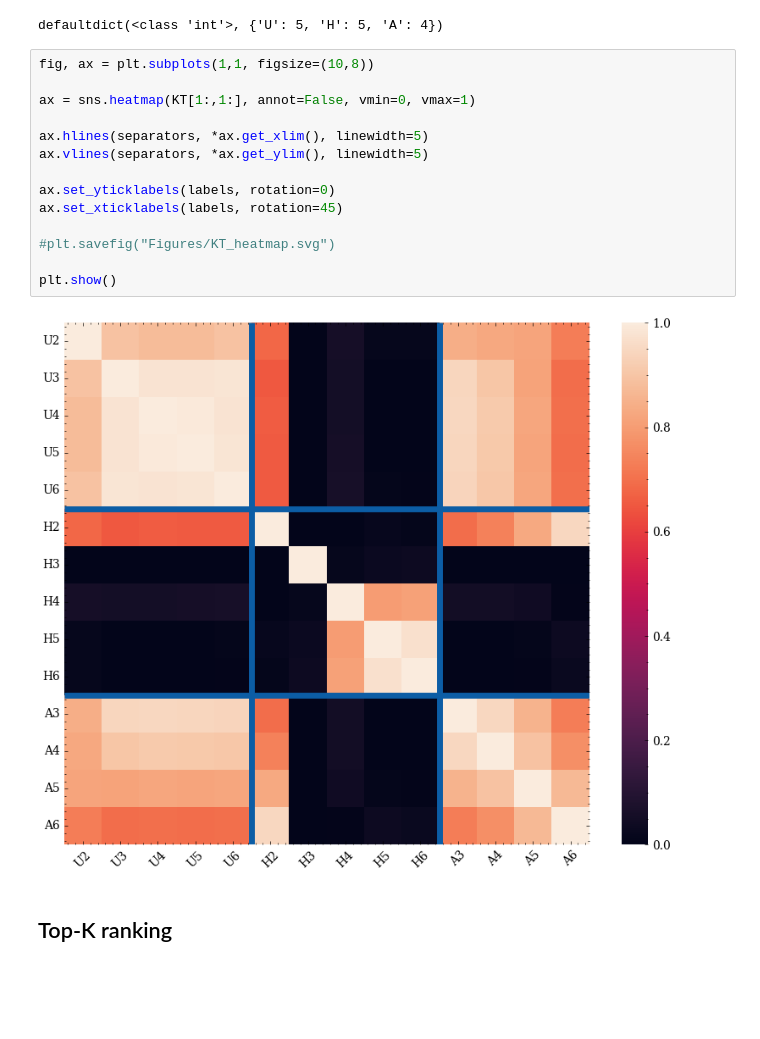
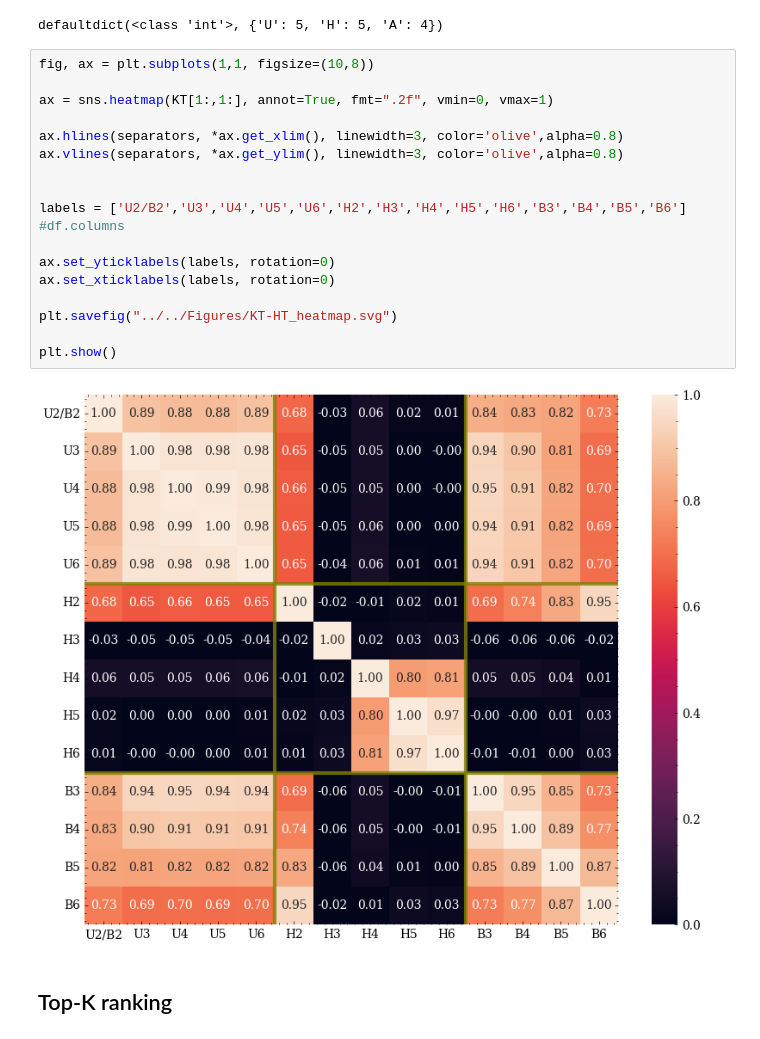
Before and after one commit to LaComarca-Lab/non-uniform-hypergraphs, a Jupyter notebook: Examples/RankingAnalysis/Hypertext_RankingAnalysis.ipynb, the cells around one changed output. Drawn from its saved outputs; the diff is of its cells as text; blank space fills up the shorter version.

Commit message:
More adatasets analyzed and figures obtained

```diff
--- a/Examples/RankingAnalysis/Hypertext_RankingAnalysis.ipynb
+++ b/Examples/RankingAnalysis/Hypertext_RankingAnalysis.ipynb
@@ -118,19 +118,22 @@ defaultdict(<class 'int'>, {'U': 5, 'H': 5, 'A': 4})
 # %%
 fig, ax = plt.subplots(1,1, figsize=(10,8))
 
-ax = sns.heatmap(KT[1:,1:], annot=False, vmin=0, vmax=1)
+ax = sns.heatmap(KT[1:,1:], annot=True, fmt=".2f", vmin=0, vmax=1)
 
-ax.hlines(separators, *ax.get_xlim(), linewidth=5)
-ax.vlines(separators, *ax.get_ylim(), linewidth=5)
+ax.hlines(separators, *ax.get_xlim(), linewidth=3, color='olive',alpha=0.8)
+ax.vlines(separators, *ax.get_ylim(), linewidth=3, color='olive',alpha=0.8)
+
+
+labels = ['U2/B2','U3','U4','U5','U6','H2','H3','H4','H5','H6','B3','B4','B5','B6'] #df.columns
 
 ax.set_yticklabels(labels, rotation=0)
-ax.set_xticklabels(labels, rotation=45)
+ax.set_xticklabels(labels, rotation=0)
 
-#plt.savefig("Figures/KT_heatmap.svg")
+plt.savefig("../../Figures/KT-HT_heatmap.svg")
 
 plt.show()
 # %% [output]
-[figure, old version]
+[figure, new version]
 # %% [markdown]
 ## Top-K ranking
 # %%
```
Also changed, not shown: parts of 2 cells of this notebook, 12 other files.
